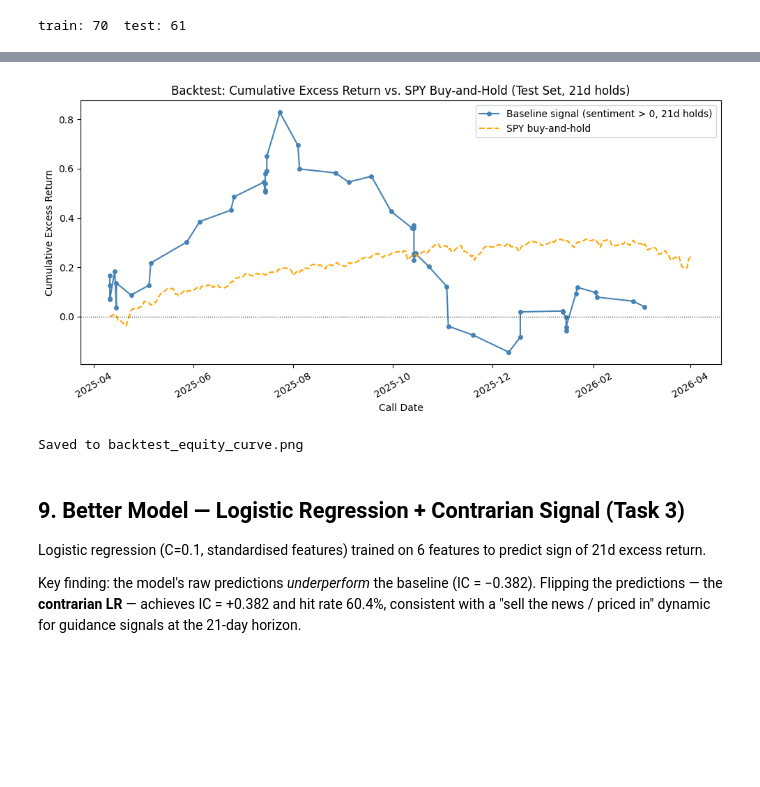
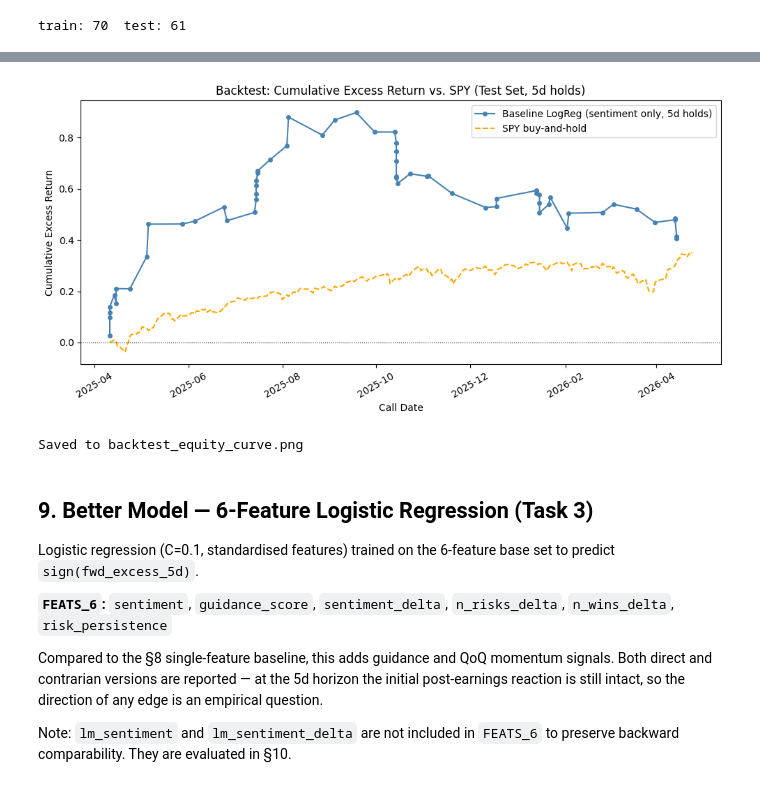
Before and after one commit to liny-r/nlp-transcript-assignment, a Jupyter notebook: Assignment_1_YueqiLin.ipynb, the cells around one changed output, grey strips where cells are left out. Drawn from its saved outputs; the diff is of its cells as text; code cells hidden in the pictures; blank space fills up the shorter version.

```diff
--- a/Assignment_1_YueqiLin.ipynb
+++ b/Assignment_1_YueqiLin.ipynb
@@ -57,7 +59,7 @@ Transcripts are pre-unzipped in `ECT/`. LLM outputs are cached in `cache/extract
 
 Adjust `ROOT` if running from a different directory.
 # %%
-ROOT        = Path("/Users/yueqilin/Desktop/9796 NLP/Transcript Assignment")
+ROOT        = Path("/Users/yueqilin/Desktop/9796 NLP/Transcript Assignment2/Transcript Assignment")
 TRANSCRIPTS = ROOT / 'ECT'          # already unzipped
 CACHE       = ROOT / 'cache'
 EXTRACTIONS = CACHE / 'extractions'
@@ -487,7 +613,23 @@ aq_rows = [{'ticker': t.ticker, 'quarter': t.quarter,
             'aq_ratio': answer_question_ratio(t)} for t in transcripts]
 features = features.merge(pd.DataFrame(aq_rows), on=['ticker','quarter'], how='left')
 
-print("New features added: theme_novelty, sector_rel_sentiment, aq_ratio")
-print(features[['ticker','quarter','theme_novelty','sector_rel_sentiment','aq_ratio']].head(14).to_string())
-print(f"\nNaN rates: {features[['theme_novelty','sector_rel_sentiment','aq_ratio']].isna().mean().round(3).to_dict()}")
+# ── D. Reactivity: fraction of analyst question words NOT in prepared remarks ──
+def reactivity_score(t) -> float:
+    if not t.qa:
+        return np.nan
+    prep_words = {w for w in re.findall(r'[a-z]{5,}',
+                  ' '.join(b['text'] for b in t.prepared).lower())}
+    qa_q_words = re.findall(r'[a-z]{5,}',
+                 ' '.join(qa.get('question') or '' for qa in t.qa).lower())
+    if not qa_q_words:
+        return np.nan
+    return sum(1 for w in qa_q_words if w not in prep_words) / len(qa_q_words)
+
+react_rows = [{'ticker': t.ticker, 'quarter': t.quarter,
+               'reactivity': reactivity_score(t)} for t in transcripts]
+features = features.merge(pd.DataFrame(react_rows), on=['ticker','quarter'], how='left')
+
+print("New features added: theme_novelty, sector_rel_sentiment, aq_ratio, reactivity")
+print(features[['ticker','quarter','theme_novelty','sector_rel_sentiment','aq_ratio','reactivity']].head(14).to_string())
+print(f"\nNaN rates: {features[['theme_novelty','sector_rel_sentiment','aq_ratio','reactivity']].isna().mean().round(3).to_dict()}")
 # %% [output]
@@ -563,44 +935,49 @@ import matplotlib.pyplot as plt
 import matplotlib.dates as mdates
 
 # --- Baseline signal PnL ---
-test_plot = test.dropna(subset=['fwd_excess_21d']).copy()
+test_plot = test.dropna(subset=[RET_COL]).copy()
 test_plot = test_plot.sort_values('call_date').reset_index(drop=True)
 test_plot['signal'] = baseline_signal(test_plot)
-test_plot['pnl'] = test_plot['signal'] * test_plot['fwd_excess_21d']
+test_plot['pnl'] = test_plot['signal'] * test_plot[RET_COL]
 test_plot['cum_pnl'] = test_plot['pnl'].cumsum()
 
 # --- SPY buy-and-hold over same window ---
 spy_prices = prices['SPY'].set_index('Date').sort_index()
 t_start = test_plot['call_date'].min()
 t_end   = test_plot['call_date'].max() + pd.Timedelta(days=30)
 spy_window = spy_prices.loc[t_start:t_end, 'Close']
 spy_bh = (spy_window / spy_window.iloc[0] - 1)
 
 # --- Plot ---
 fig, ax = plt.subplots(figsize=(10, 5))
 ax.plot(test_plot['call_date'], test_plot['cum_pnl'],
-        marker='o', markersize=4, label='Baseline signal (sentiment > 0, 21d holds)', color='steelblue')
+        marker='o', markersize=4,
+        label=f'Baseline LogReg (sentiment only, {HORIZON}d holds)', color='steelblue')
 ax.plot(spy_bh.index, spy_bh.values,
         label='SPY buy-and-hold', color='orange', linewidth=1.5, linestyle='--')
 ax.axhline(0, color='black', linewidth=0.8, linestyle=':')
 ax.xaxis.set_major_formatter(mdates.DateFormatter('%Y-%m'))
 ax.xaxis.set_major_locator(mdates.MonthLocator(interval=2))
 plt.xticks(rotation=30)
-ax.set_title('Backtest: Cumulative Excess Return vs. SPY Buy-and-Hold (Test Set, 21d holds)')
+ax.set_title(f'Backtest: Cumulative Excess Return vs. SPY (Test Set, {HORIZON}d holds)')
 ax.set_xlabel('Call Date')
 ax.set_ylabel('Cumulative Excess Return')
 ax.legend()
 fig.tight_layout()
 plt.savefig('backtest_equity_curve.png', dpi=150)
 plt.show()
 print('Saved to backtest_equity_curve.png')
 # %% [output]
-[figure, old version]
+[figure, new version]
 Saved to backtest_equity_curve.png
 # %% [markdown]
-## 9. Better Model — Logistic Regression + Contrarian Signal (Task 3)
+## 9. Better Model — 6-Feature Logistic Regression (Task 3)
 
-Logistic regression (C=0.1, standardised features) trained on 6 features to predict sign of 21d excess return.
+Logistic regression (C=0.1, standardised features) trained on the 6-feature base set to predict `sign(fwd_excess_5d)`.
 
-Key finding: the model's raw predictions *underperform* the baseline (IC = −0.382). Flipping the predictions — the **contrarian LR** — achieves IC = +0.382 and hit rate 60.4%, consistent with a "sell the news / priced in" dynamic for guidance signals at the 21-day horizon.
+**`FEATS_6`:** `sentiment`, `guidance_score`, `sentiment_delta`, `n_risks_delta`, `n_wins_delta`, `risk_persistence`
+
+Compared to the §8 single-feature baseline, this adds guidance and QoQ momentum signals. Both direct and contrarian versions are reported — at the 5d horizon the initial post-earnings reaction is still intact, so the direction of any edge is an empirical question.
+
+Note: `lm_sentiment` and `lm_sentiment_delta` are not included in `FEATS_6` to preserve backward comparability. They are evaluated in §10.
 # %%
```
Also changed, not shown: parts of 29 cells of this notebook, 4 other files.
